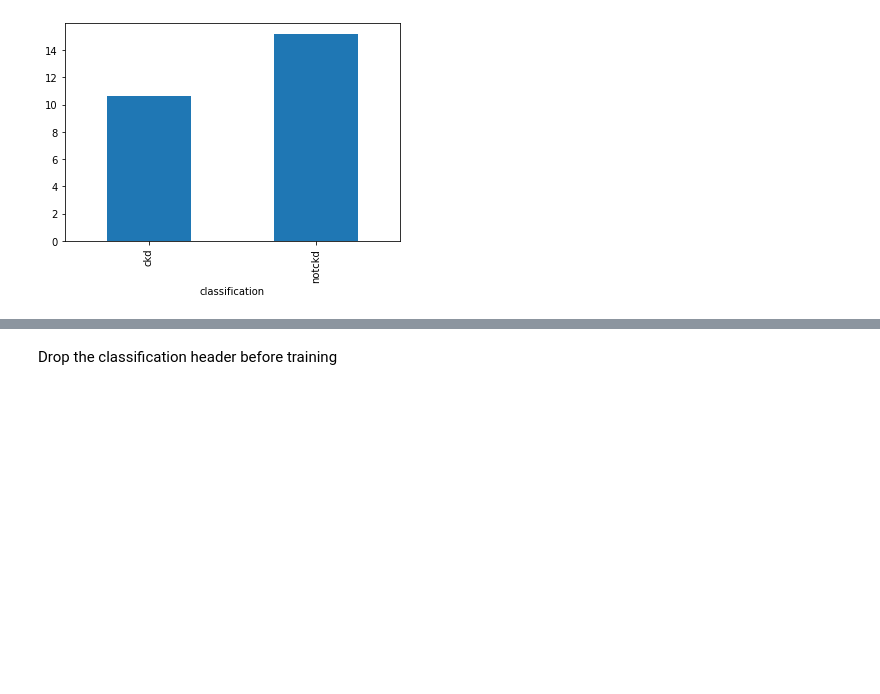
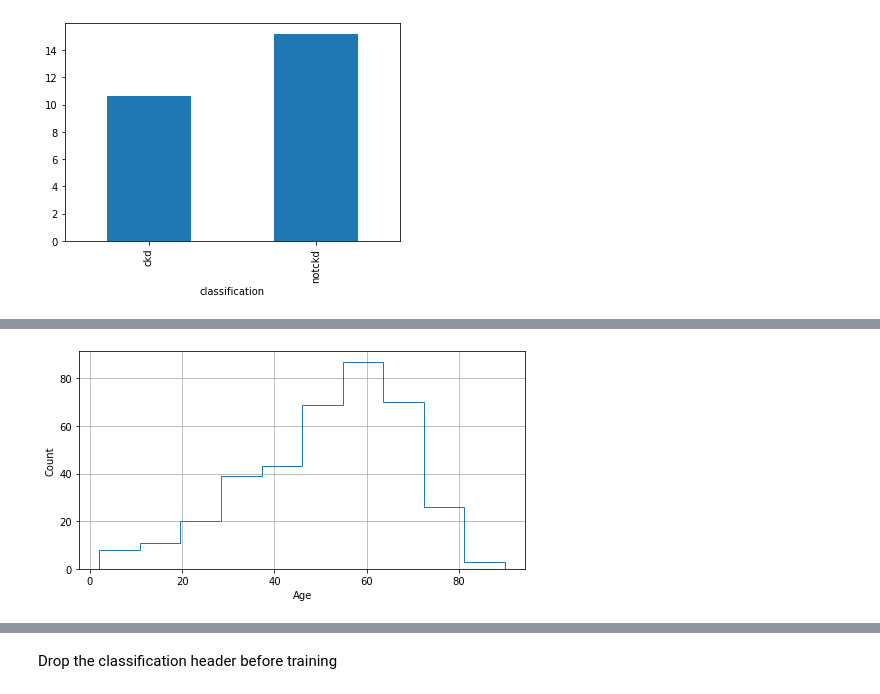
Before and after one commit to MHR1985/DSC_ExamProject, a Jupyter notebook: Python/kidneyNotebook.ipynb, the cells around one changed output, grey strips where cells are left out. Cells and saved outputs as stored; diff of their text form; code cells hidden in the pictures; blank space fills up the shorter version.

```diff
--- a/Python/kidneyNotebook.ipynb
+++ b/Python/kidneyNotebook.ipynb
@@ -241,0 +241,7 @@ data.groupby('blood pressure').size().plot(kind='bar')
+# %%
+histogramAge = unalteredData['age'].hist(figsize=(8,4),histtype = 'step')
+histogramAge.set_xlabel("Age")
+histogramAge.set_ylabel("Count")
+plt.show()
+# %% [output]
+[figure, added]
```
Also changed, not shown: parts of 6 cells of this notebook.
